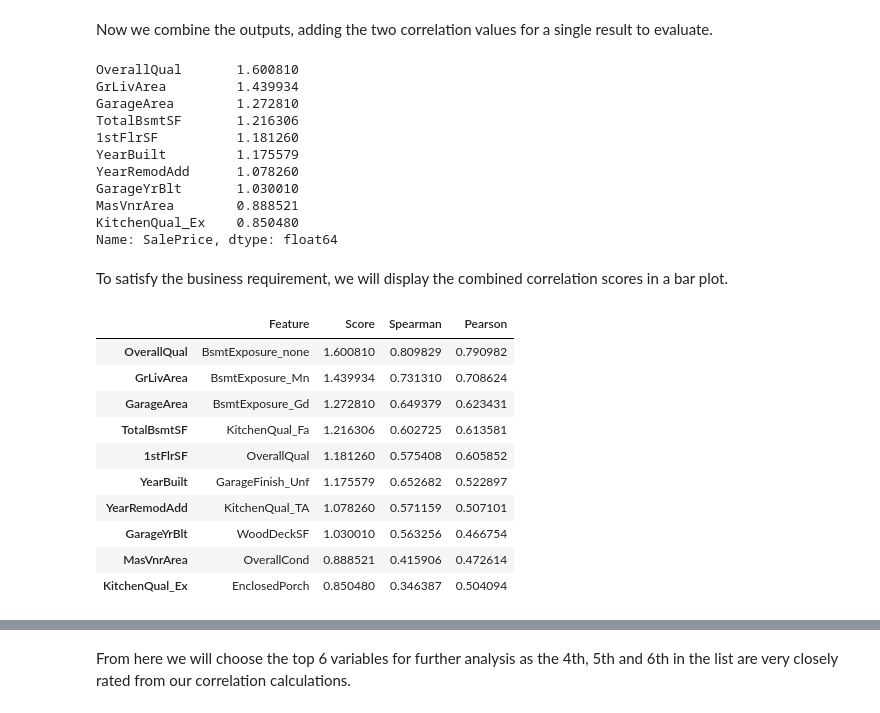
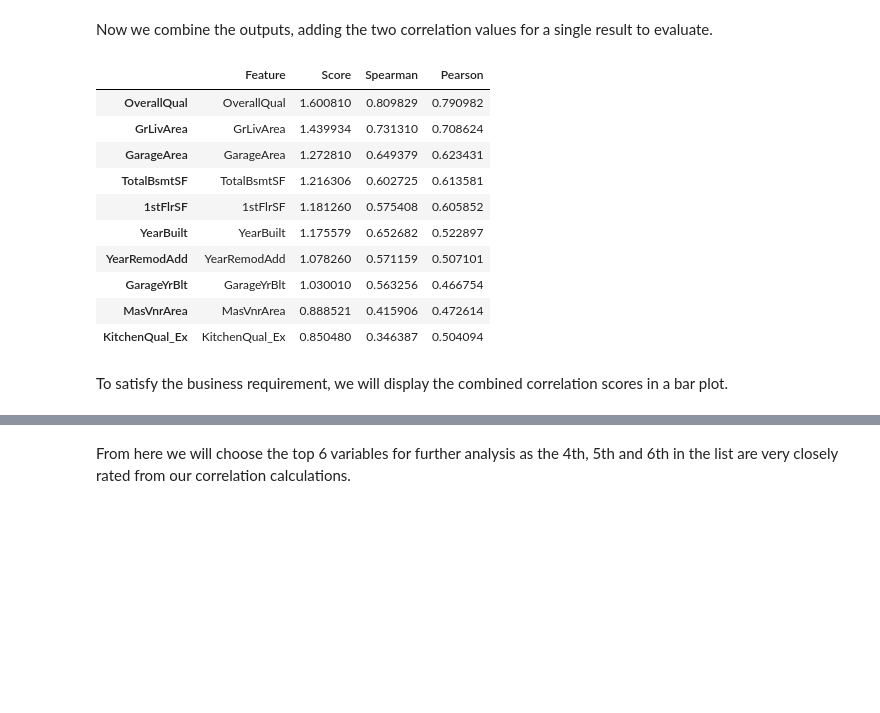
Before and after one commit to bmays9/house-prices-ml, a Jupyter notebook: jupyter_notebooks/04 - CorrelationStudy.ipynb, the cells around one changed output, grey strips where cells are left out. Cells and saved outputs as stored; diff of their text form; code cells hidden in the pictures; blank space fills up the shorter version.

```diff
--- a/jupyter_notebooks/04 - CorrelationStudy.ipynb
+++ b/jupyter_notebooks/04 - CorrelationStudy.ipynb
@@ -139,51 +139,30 @@ Now we combine the outputs, adding the two correlation values for a single resul
 # %%
 combined_corr = corr_spearman.add(corr_pearson, fill_value=0)
 
 # Convert to DataFrame and sort by total correlation value
-combined_corr = combined_corr.sort_values(ascending=False)
+combined_corr = {
+    'Feature': combined_corr.index,
+    'Score': combined_corr.sort_values(ascending=False),
+    'Spearman': corr_spearman,
+    'Pearson': corr_pearson
+}
 
-print(combined_corr.head(10))
+combined_corr_df = pd.DataFrame.from_dict(combined_corr)
+combined_corr_df.sort_values(by='Score', ascending=False).head(10)
 # %% [output]
-OverallQual       1.600810
-GrLivArea         1.439934
-GarageArea        1.272810
-TotalBsmtSF       1.216306
-1stFlrSF          1.181260
-YearBuilt         1.175579
-YearRemodAdd      1.078260
-GarageYrBlt       1.030010
-MasVnrArea        0.888521
-KitchenQual_Ex    0.850480
-Name: SalePrice, dtype: float64
+|  | Feature | Score | Spearman | Pearson |
+| OverallQual | OverallQual | 1.600810 | 0.809829 | 0.790982 |
+| GrLivArea | GrLivArea | 1.439934 | 0.731310 | 0.708624 |
+| GarageArea | GarageArea | 1.272810 | 0.649379 | 0.623431 |
+| TotalBsmtSF | TotalBsmtSF | 1.216306 | 0.602725 | 0.613581 |
+| 1stFlrSF | 1stFlrSF | 1.181260 | 0.575408 | 0.605852 |
+| YearBuilt | YearBuilt | 1.175579 | 0.652682 | 0.522897 |
+| YearRemodAdd | YearRemodAdd | 1.078260 | 0.571159 | 0.507101 |
+| GarageYrBlt | GarageYrBlt | 1.030010 | 0.563256 | 0.466754 |
+| MasVnrArea | MasVnrArea | 0.888521 | 0.415906 | 0.472614 |
+| KitchenQual_Ex | KitchenQual_Ex | 0.850480 | 0.346387 | 0.504094 |
 # %% [markdown]
 To satisfy the business requirement, we will display the combined correlation scores in a bar plot.
-# %%
-combined_corr_dict = {
-    'Feature': combined_corr.index,
-    'Score': combined_corr.sort_values(ascending=False),
-    'Spearman': corr_spearman,
-    'Pearson': corr_pearson
-}
-
-combined_corr_df = pd.DataFrame.from_dict(combined_corr_dict)
-combined_corr_df.sort_values(by='Score', ascending=False, inplace=True)
-
-# Create a copy of top 20 rows to save.
-save_corr_df = combined_corr_df.head(20).copy()
-
-combined_corr_df.head(10)
-# %% [output]
-|  | Feature | Score | Spearman | Pearson |
-| OverallQual | BsmtExposure_none | 1.600810 | 0.809829 | 0.790982 |
-| GrLivArea | BsmtExposure_Mn | 1.439934 | 0.731310 | 0.708624 |
-| GarageArea | BsmtExposure_Gd | 1.272810 | 0.649379 | 0.623431 |
-| TotalBsmtSF | KitchenQual_Fa | 1.216306 | 0.602725 | 0.613581 |
-| 1stFlrSF | OverallQual | 1.181260 | 0.575408 | 0.605852 |
-| YearBuilt | GarageFinish_Unf | 1.175579 | 0.652682 | 0.522897 |
-| YearRemodAdd | KitchenQual_TA | 1.078260 | 0.571159 | 0.507101 |
-| GarageYrBlt | WoodDeckSF | 1.030010 | 0.563256 | 0.466754 |
-| MasVnrArea | OverallCond | 0.888521 | 0.415906 | 0.472614 |
-| KitchenQual_Ex | EnclosedPorch | 0.850480 | 0.346387 | 0.504094 |
 # %%
 import matplotlib.pyplot as plt
 import seaborn as sns
```
Also changed, not shown: parts of 2 cells of this notebook, 3 other files.
